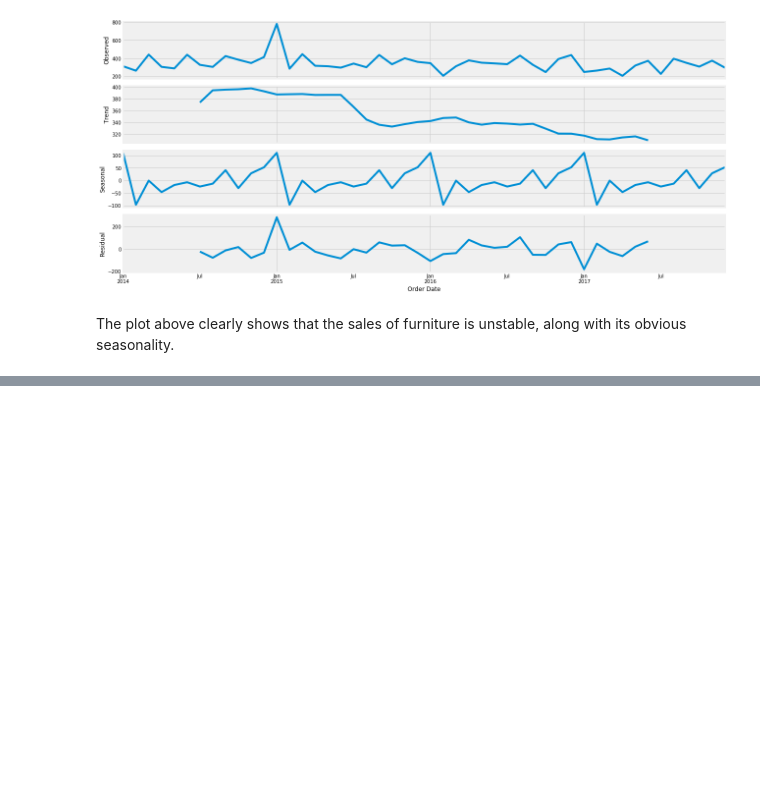
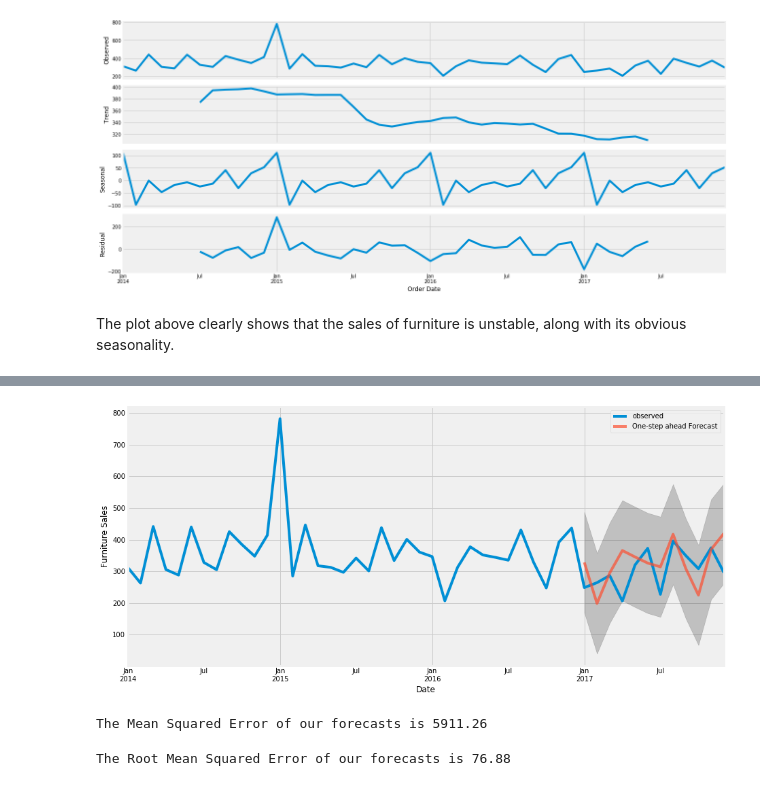
Before and after one commit to JohanSamir/Time-SeriesForecasting, a Jupyter notebook: TimeSeries_1.ipynb, the cells around one changed output, grey strips where cells are left out. Drawn from its saved outputs; the diff is of its cells as text; code cells hidden in the pictures; blank space fills up the shorter version.

```diff
--- a/TimeSeries_1.ipynb
+++ b/TimeSeries_1.ipynb
@@ -111,0 +216,24 @@ The plot above clearly shows that the sales of furniture is unstable, along with
+# %%
+pred = results.get_prediction(start=pd.to_datetime('2017-01-01'), dynamic=False)
+pred_ci = pred.conf_int()
+
+ax = y['2014':].plot(label='observed')
+pred.predicted_mean.plot(ax=ax, label='One-step ahead Forecast', alpha=0.7, figsize=(14, 7))
+ax.fill_between(pred_ci.index,pred_ci.iloc[:, 0],pred_ci.iloc[:, 1], color='k', alpha=.2)
+ax.set_xlabel('Date')
+ax.set_ylabel('Furniture Sales')
+plt.legend()
+plt.show()
+# %% [output]
+[figure, added]
+# %%
+y_forecasted = pred.predicted_mean
+y_truth = y['2017-01-01':]
+mse = ((y_forecasted - y_truth) ** 2).mean()
+print('The Mean Squared Error of our forecasts is {}'.format(round(mse, 2)))
+# %% [output]
+The Mean Squared Error of our forecasts is 5911.26
+# %%
+print('The Root Mean Squared Error of our forecasts is {}'.format(round(np.sqrt(mse), 2)))
+# %% [output]
+The Root Mean Squared Error of our forecasts is 76.88
```
Also changed, not shown: parts of 7 cells of this notebook.
